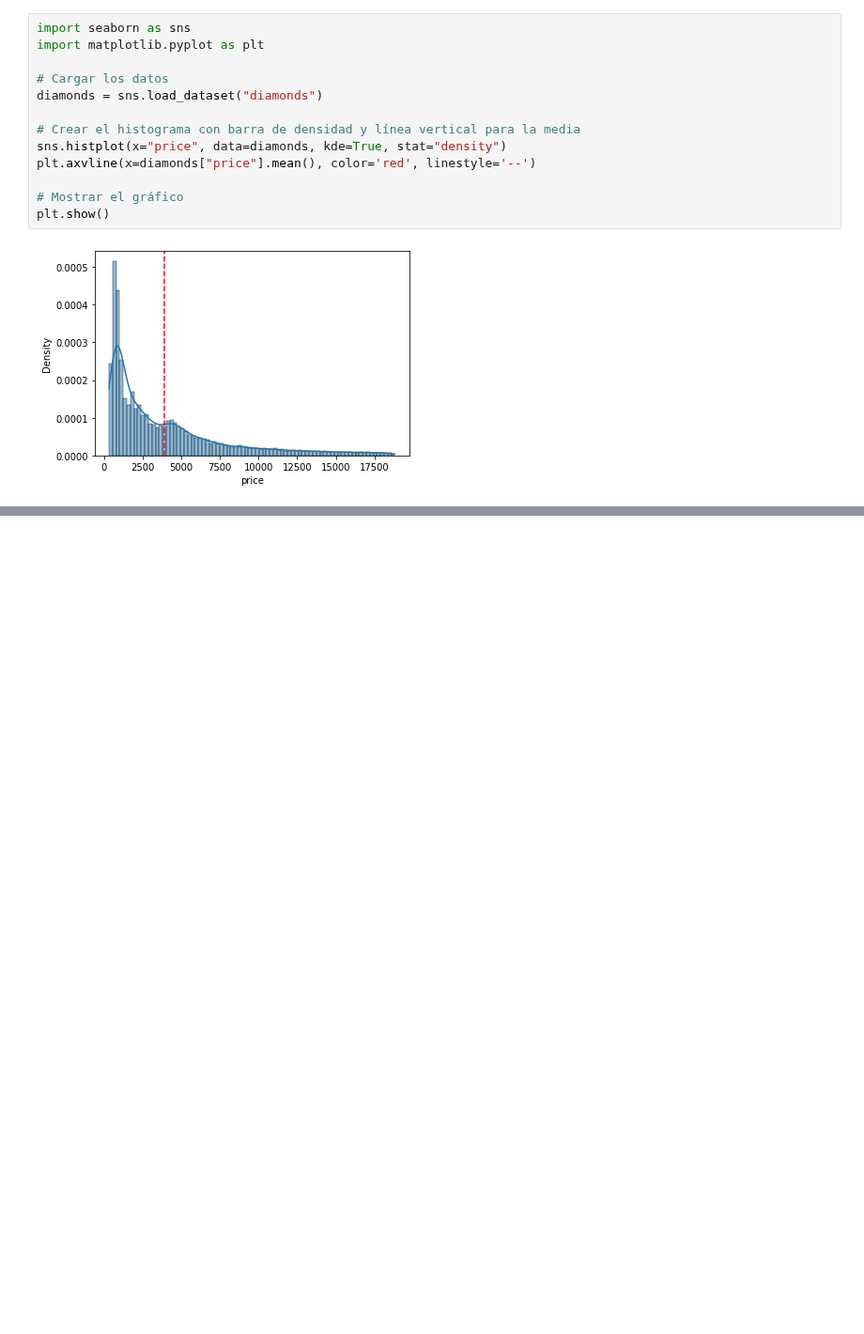
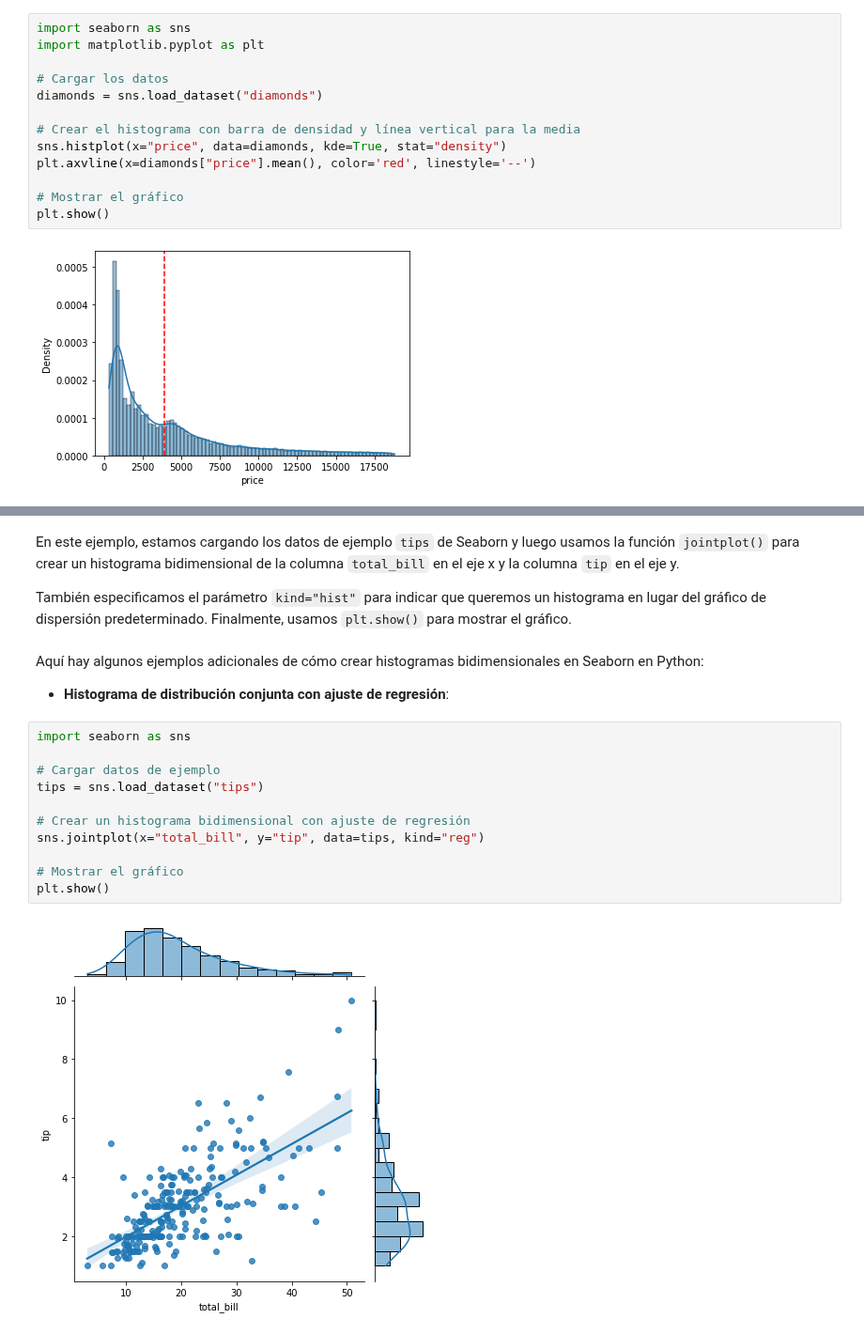
Before and after one commit to fralfaro/python_eda, a Jupyter notebook: docs/visualization/035_histplot.ipynb, the cells around one changed output, grey strips where cells are left out. Shown at 94% size. Saved outputs shown, nothing was run; the diff lists cells and outputs as text; blank space fills up the shorter version.

```diff
--- a/docs/visualization/035_histplot.ipynb
+++ b/docs/visualization/035_histplot.ipynb
@@ -74,0 +96,21 @@ plt.show()
+# %% [markdown]
+En este ejemplo, estamos cargando los datos de ejemplo `tips` de Seaborn y luego usamos la función `jointplot()` para crear un histograma bidimensional de la columna `total_bill` en el eje x y la columna `tip` en el eje y.
+
+También especificamos el parámetro `kind="hist"` para indicar que queremos un histograma en lugar del gráfico de dispersión predeterminado. Finalmente, usamos `plt.show()` para mostrar el gráfico.
+# %% [markdown]
+Aquí hay algunos ejemplos adicionales de cómo crear histogramas bidimensionales en Seaborn en Python:
+
+* **Histograma de distribución conjunta con ajuste de regresión**:
+# %%
+import seaborn as sns
+
+# Cargar datos de ejemplo
+tips = sns.load_dataset("tips")
+
+# Crear un histograma bidimensional con ajuste de regresión
+sns.jointplot(x="total_bill", y="tip", data=tips, kind="reg")
+
+# Mostrar el gráfico
+plt.show()
+# %% [output]
+[figure, added]
```
Also changed, not shown: parts of 7 cells of this notebook, 2 other files.
